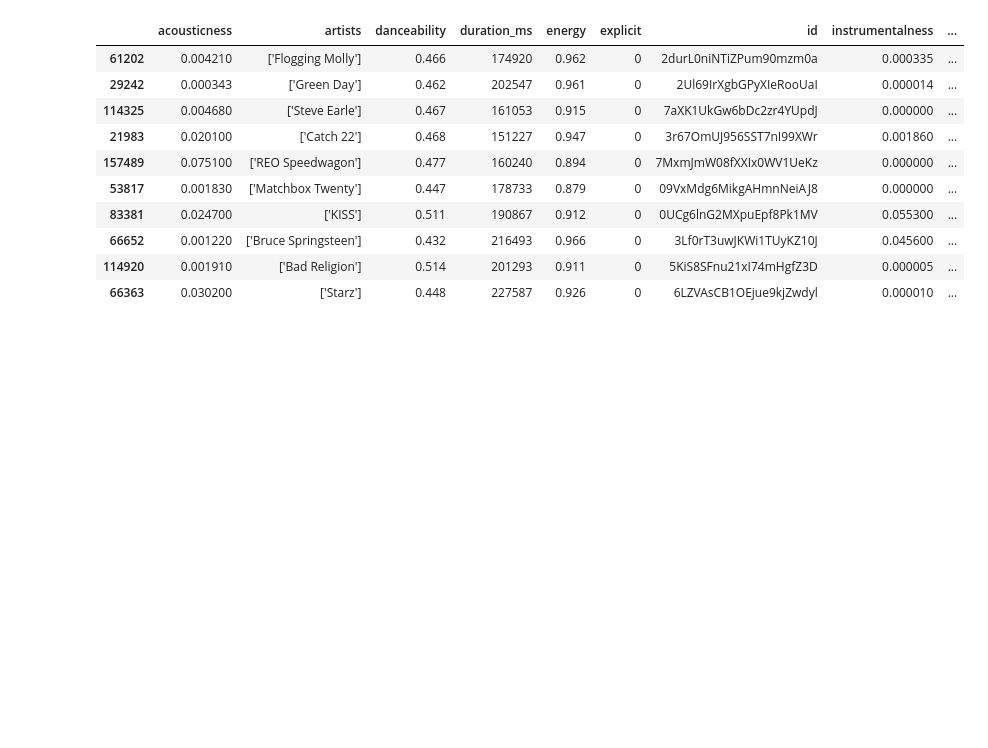
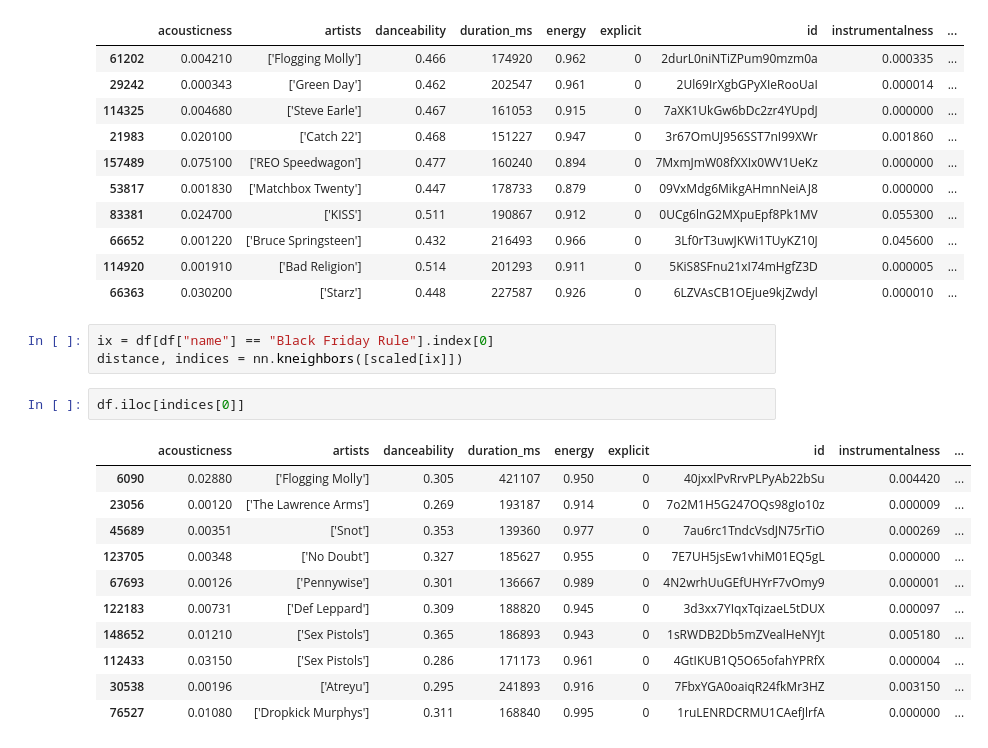
Before and after one commit to spotify-song-suggestion/data-science, a Jupyter notebook: ipynb/explore.ipynb, the cells around one changed output. Drawn from its saved outputs; the diff is of its cells as text; blank space fills up the shorter version.

```diff
--- a/ipynb/explore.ipynb
+++ b/ipynb/explore.ipynb
@@ -69,3 +69,20 @@ df.iloc[indices[0]]
 | 66652 | 0.001220 | ['Bruce Springsteen'] | 0.432 | 216493 | 0.966 | 0 | 3Lf0rT3uwJKWi1TUyKZ10J | 0.045600 | ... |
 | 114920 | 0.001910 | ['Bad Religion'] | 0.514 | 201293 | 0.911 | 0 | 5KiS8SFnu21xI74mHgfZ3D | 0.000005 | ... |
 | 66363 | 0.030200 | ['Starz'] | 0.448 | 227587 | 0.926 | 0 | 6LZVAsCB1OEjue9kjZwdyl | 0.000010 | ... |
+# %%
+ix = df[df["name"] == "Black Friday Rule"].index[0]
+distance, indices = nn.kneighbors([scaled[ix]])
+# %%
+df.iloc[indices[0]]
+# %% [output]
+|  | acousticness | artists | danceability | duration_ms | energy | explicit | id | instrumentalness | ... |
+| 6090 | 0.02880 | ['Flogging Molly'] | 0.305 | 421107 | 0.950 | 0 | 40jxxlPvRrvPLPyAb22bSu | 0.004420 | ... |
+| 23056 | 0.00120 | ['The Lawrence Arms'] | 0.269 | 193187 | 0.914 | 0 | 7o2M1H5G247OQs98gIo10z | 0.000009 | ... |
+| 45689 | 0.00351 | ['Snot'] | 0.353 | 139360 | 0.977 | 0 | 7au6rc1TndcVsdJN75rTiO | 0.000269 | ... |
+| 123705 | 0.00348 | ['No Doubt'] | 0.327 | 185627 | 0.955 | 0 | 7E7UH5jsEw1vhiM01EQ5gL | 0.000000 | ... |
+| 67693 | 0.00126 | ['Pennywise'] | 0.301 | 136667 | 0.989 | 0 | 4N2wrhUuGEfUHYrF7vOmy9 | 0.000001 | ... |
+| 122183 | 0.00731 | ['Def Leppard'] | 0.309 | 188820 | 0.945 | 0 | 3d3xx7YIqxTqizaeL5tDUX | 0.000097 | ... |
+| 148652 | 0.01210 | ['Sex Pistols'] | 0.365 | 186893 | 0.943 | 0 | 1sRWDB2Db5mZVealHeNYJt | 0.005180 | ... |
+| 112433 | 0.03150 | ['Sex Pistols'] | 0.286 | 171173 | 0.961 | 0 | 4GtIKUB1Q5O65ofahYPRfX | 0.000004 | ... |
+| 30538 | 0.00196 | ['Atreyu'] | 0.295 | 241893 | 0.916 | 0 | 7FbxYGA0oaiqR24fkMr3HZ | 0.003150 | ... |
+| 76527 | 0.01080 | ['Dropkick Murphys'] | 0.311 | 168840 | 0.995 | 0 | 1ruLENRDCRMU1CAefJlrfA | 0.000000 | ... |
```
